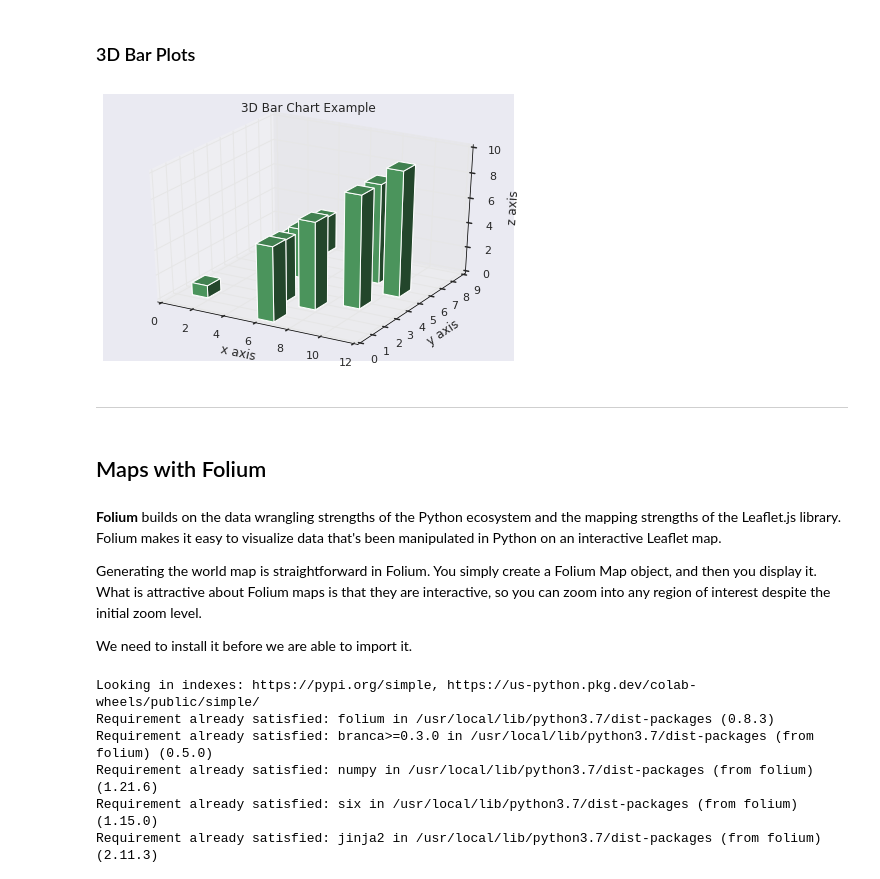
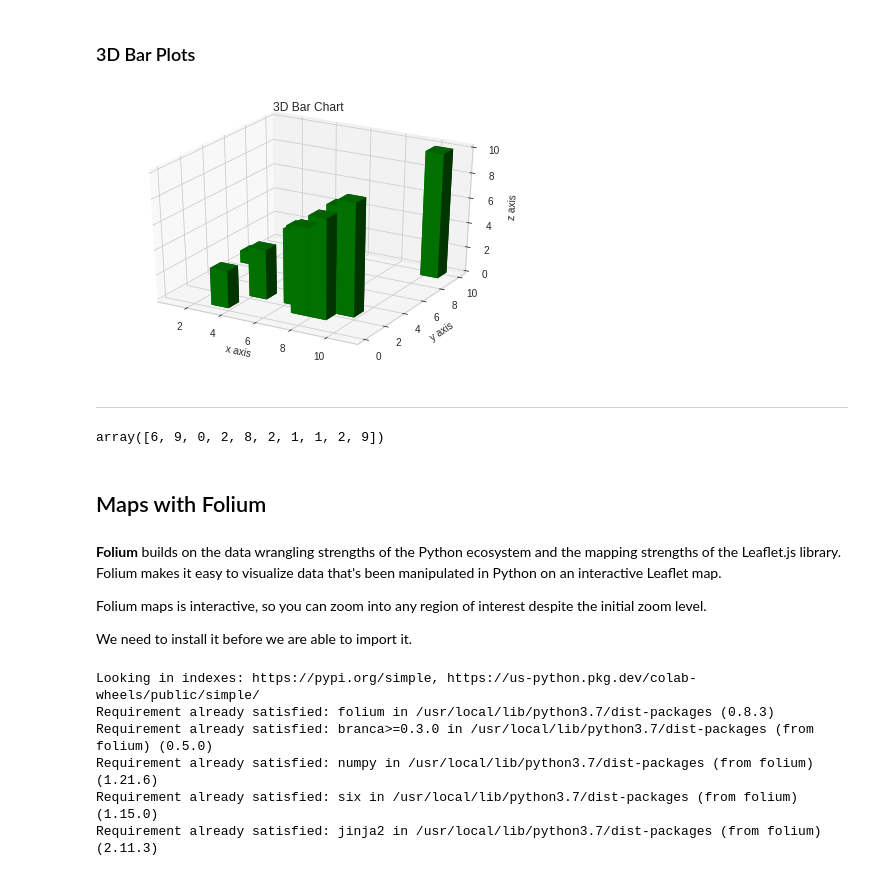
Before and after one commit to ykjoy/data_visualization, a Jupyter notebook: Data_Visualization.ipynb, the cells around one changed output. Drawn from its saved outputs; the diff is of its cells as text; code cells hidden in the pictures.

```diff
--- a/Data_Visualization.ipynb
+++ b/Data_Visualization.ipynb
@@ -692,35 +692,41 @@ plt.show()
 # %% [markdown]
 ### 3D Bar Plots
 # %%
+import numpy as np
+
 fig = plt.figure()
 ax = fig.add_subplot(projection = '3d')
 
 x = [1, 2, 3, 4, 5, 6, 7, 8, 9, 10]
 y = np.random.randint(10, size=10)
 z = np.zeros(10)
 
 dx = np.ones(10)
 dy = np.ones(10)
 dz = [1, 2, 3, 4, 5, 6, 7, 8, 9, 10]
 
 ax.bar3d(x, y, z, dx, dy, dz, color='g')
 
 ax.set_xlabel('x axis')
 ax.set_ylabel('y axis')
 ax.set_zlabel('z axis')
-plt.title("3D Bar Chart Example")
+plt.title("3D Bar Chart")
 plt.tight_layout()
 plt.show()
 # %% [output]
-[figure, old version]
+[figure, new version]
 # %% [markdown]
 ---
+# %%
+y
+# %% [output]
+array([6, 9, 0, 2, 8, 2, 1, 1, 2, 9])
 # %% [markdown]
 ## Maps with Folium
 # %% [markdown]
 **Folium** builds on the data wrangling strengths of the Python ecosystem and the mapping strengths of the Leaflet.js library. Folium makes it easy to visualize data that's been manipulated in Python on an interactive Leaflet map.
 
-Generating the world map is straightforward in Folium. You simply create a Folium Map object, and then you display it. What is attractive about Folium maps is that they are interactive, so you can zoom into any region of interest despite the initial zoom level.
+Folium maps is interactive, so you can zoom into any region of interest despite the initial zoom level.
 
 We need to install it before we are able to import it.
 # %%
```
Also changed, not shown: parts of 2 cells of this notebook.
